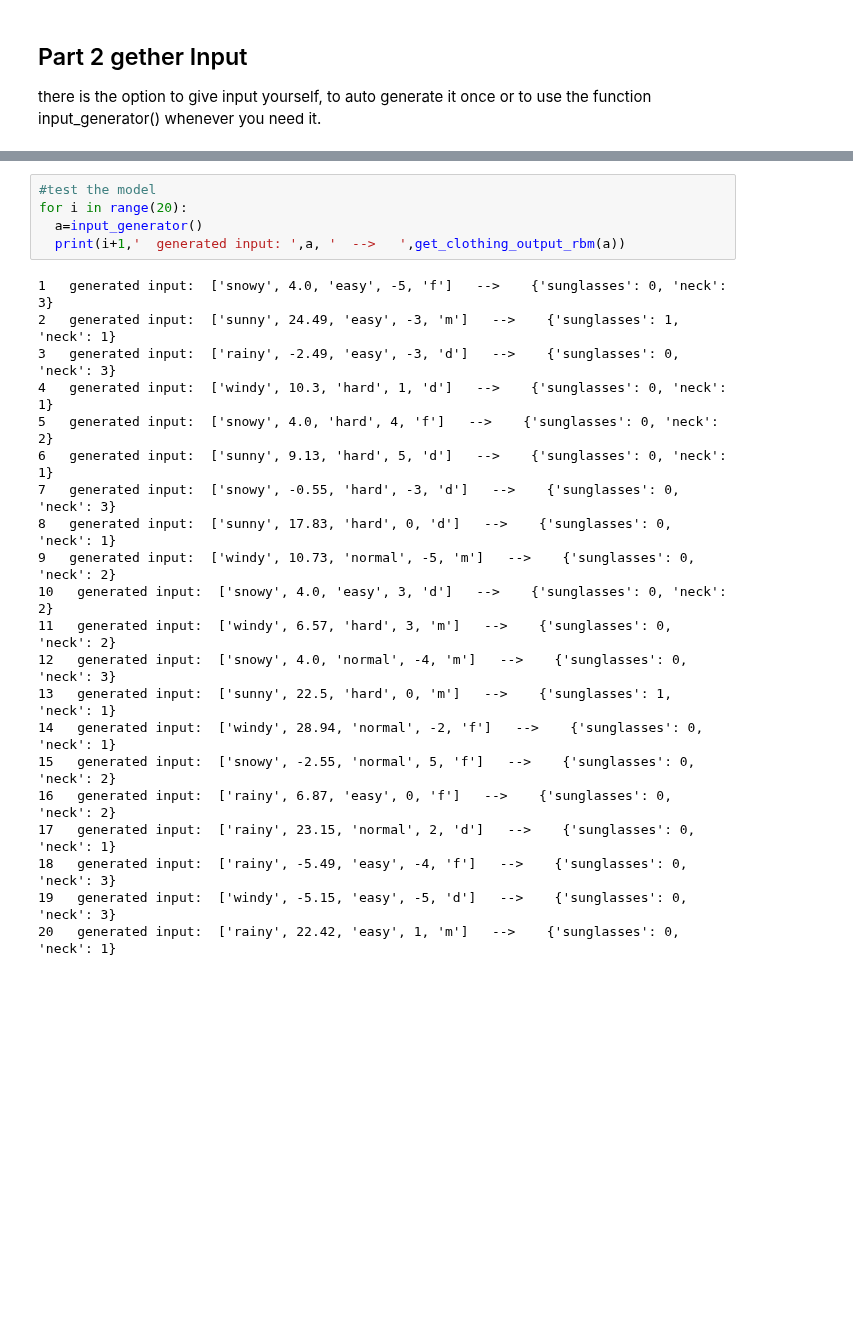
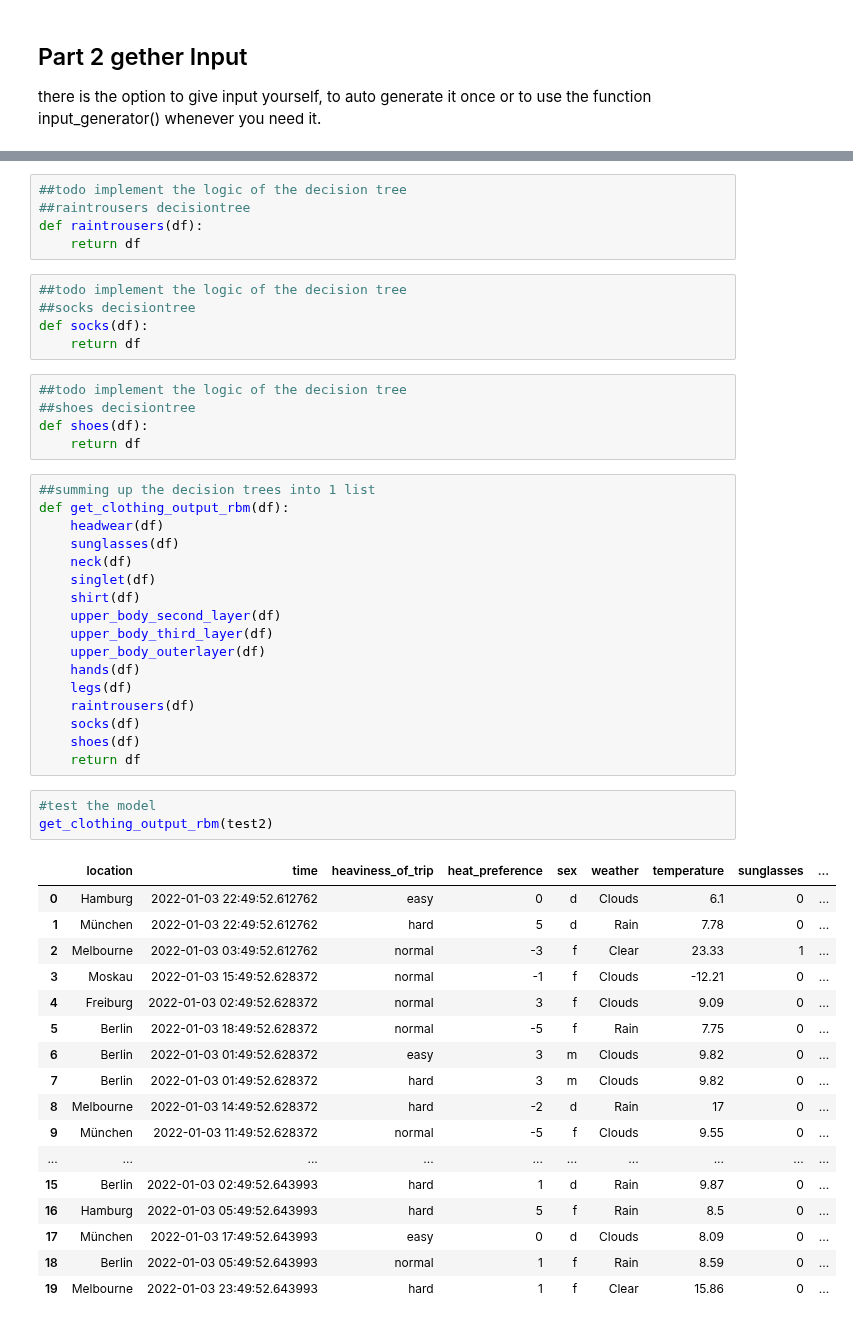
Before and after one commit to TechLabs-Berlin/wt21-commfy, a Jupyter notebook: Commfy_RBM.ipynb, the cells around one changed output, grey strips where cells are left out. Saved outputs shown, nothing was run; the diff lists cells and outputs as text; blank space fills up the shorter version.

Commit message:
rework feedback, datastructure, json input and output, better structure

```diff
--- a/Commfy_RBM.ipynb
+++ b/Commfy_RBM.ipynb
@@ -97,29 +254,56 @@ def get_clothing_output_rbm(list):
+# %%
+##todo implement the logic of the decision tree
+##raintrousers decisiontree
+def raintrousers(df):
+    return df
+# %%
+##todo implement the logic of the decision tree
+##socks decisiontree
+def socks(df):
+    return df
+# %%
+##todo implement the logic of the decision tree
+##shoes decisiontree
+def shoes(df):
+    return df
 # %%
-#test the model
-for i in range(20):
-  a=input_generator()
-  print(i+1,'  generated input: ',a, '  -->   ',get_clothing_output_rbm(a))
+##summing up the decision trees into 1 list
+def get_clothing_output_rbm(df):
+    headwear(df)
+    sunglasses(df)
+    neck(df)
+    singlet(df)
+    shirt(df)
+    upper_body_second_layer(df)
+    upper_body_third_layer(df)
+    upper_body_outerlayer(df)
+    hands(df)
+    legs(df)
+    raintrousers(df)
+    socks(df)
+    shoes(df)
+    return df
-# %% [output]
-1   generated input:  ['snowy', 4.0, 'easy', -5, 'f']   -->    {'sunglasses': 0, 'neck': 3}
-2   generated input:  ['sunny', 24.49, 'easy', -3, 'm']   -->    {'sunglasses': 1, 'neck': 1}
-3   generated input:  ['rainy', -2.49, 'easy', -3, 'd']   -->    {'sunglasses': 0, 'neck': 3}
-4   generated input:  ['windy', 10.3, 'hard', 1, 'd']   -->    {'sunglasses': 0, 'neck': 1}
-5   generated input:  ['snowy', 4.0, 'hard', 4, 'f']   -->    {'sunglasses': 0, 'neck': 2}
-6   generated input:  ['sunny', 9.13, 'hard', 5, 'd']   -->    {'sunglasses': 0, 'neck': 1}
-7   generated input:  ['snowy', -0.55, 'hard', -3, 'd']   -->    {'sunglasses': 0, 'neck': 3}
-8   generated input:  ['sunny', 17.83, 'hard', 0, 'd']   -->    {'sunglasses': 0, 'neck': 1}
-9   generated input:  ['windy', 10.73, 'normal', -5, 'm']   -->    {'sunglasses': 0, 'neck': 2}
-10   generated input:  ['snowy', 4.0, 'easy', 3, 'd']   -->    {'sunglasses': 0, 'neck': 2}
-11   generated input:  ['windy', 6.57, 'hard', 3, 'm']   -->    {'sunglasses': 0, 'neck': 2}
-12   generated input:  ['snowy', 4.0, 'normal', -4, 'm']   -->    {'sunglasses': 0, 'neck': 3}
-13   generated input:  ['sunny', 22.5, 'hard', 0, 'm']   -->    {'sunglasses': 1, 'neck': 1}
-14   generated input:  ['windy', 28.94, 'normal', -2, 'f']   -->    {'sunglasses': 0, 'neck': 1}
-15   generated input:  ['snowy', -2.55, 'normal', 5, 'f']   -->    {'sunglasses': 0, 'neck': 2}
-16   generated input:  ['rainy', 6.87, 'easy', 0, 'f']   -->    {'sunglasses': 0, 'neck': 2}
-17   generated input:  ['rainy', 23.15, 'normal', 2, 'd']   -->    {'sunglasses': 0, 'neck': 1}
-18   generated input:  ['rainy', -5.49, 'easy', -4, 'f']   -->    {'sunglasses': 0, 'neck': 3}
-19   generated input:  ['windy', -5.15, 'easy', -5, 'd']   -->    {'sunglasses': 0, 'neck': 3}
-20   generated input:  ['rainy', 22.42, 'easy', 1, 'm']   -->    {'sunglasses': 0, 'neck': 1}
+# %%
+#test the model
+get_clothing_output_rbm(test2)
+# %% [output]
+|  | location | time | heaviness_of_trip | heat_preference | sex | weather | temperature | sunglasses | ... |
+| 0 | Hamburg | 2022-01-03 22:49:52.612762 | easy | 0 | d | Clouds | 6.1 | 0 | ... |
+| 1 | München | 2022-01-03 22:49:52.612762 | hard | 5 | d | Rain | 7.78 | 0 | ... |
+| 2 | Melbourne | 2022-01-03 03:49:52.612762 | normal | -3 | f | Clear | 23.33 | 1 | ... |
+| 3 | Moskau | 2022-01-03 15:49:52.628372 | normal | -1 | f | Clouds | -12.21 | 0 | ... |
+| 4 | Freiburg | 2022-01-03 02:49:52.628372 | normal | 3 | f | Clouds | 9.09 | 0 | ... |
+| 5 | Berlin | 2022-01-03 18:49:52.628372 | normal | -5 | f | Rain | 7.75 | 0 | ... |
+| 6 | Berlin | 2022-01-03 01:49:52.628372 | easy | 3 | m | Clouds | 9.82 | 0 | ... |
+| 7 | Berlin | 2022-01-03 01:49:52.628372 | hard | 3 | m | Clouds | 9.82 | 0 | ... |
+| 8 | Melbourne | 2022-01-03 14:49:52.628372 | hard | -2 | d | Rain | 17 | 0 | ... |
+| 9 | München | 2022-01-03 11:49:52.628372 | normal | -5 | f | Clouds | 9.55 | 0 | ... |
+| ... | ... | ... | ... | ... | ... | ... | ... | ... | ... |
+| 15 | Berlin | 2022-01-03 02:49:52.643993 | hard | 1 | d | Rain | 9.87 | 0 | ... |
+| 16 | Hamburg | 2022-01-03 05:49:52.643993 | hard | 5 | f | Rain | 8.5 | 0 | ... |
+| 17 | München | 2022-01-03 17:49:52.643993 | easy | 0 | d | Clouds | 8.09 | 0 | ... |
+| 18 | Berlin | 2022-01-03 05:49:52.643993 | normal | 1 | f | Rain | 8.59 | 0 | ... |
+| 19 | Melbourne | 2022-01-03 23:49:52.643993 | hard | 1 | f | Clear | 15.86 | 0 | ... |
 # %% [markdown]
 <hr style="border:2px solid gray"> </hr>
 
```
Also changed, not shown: parts of 29 cells of this notebook.
